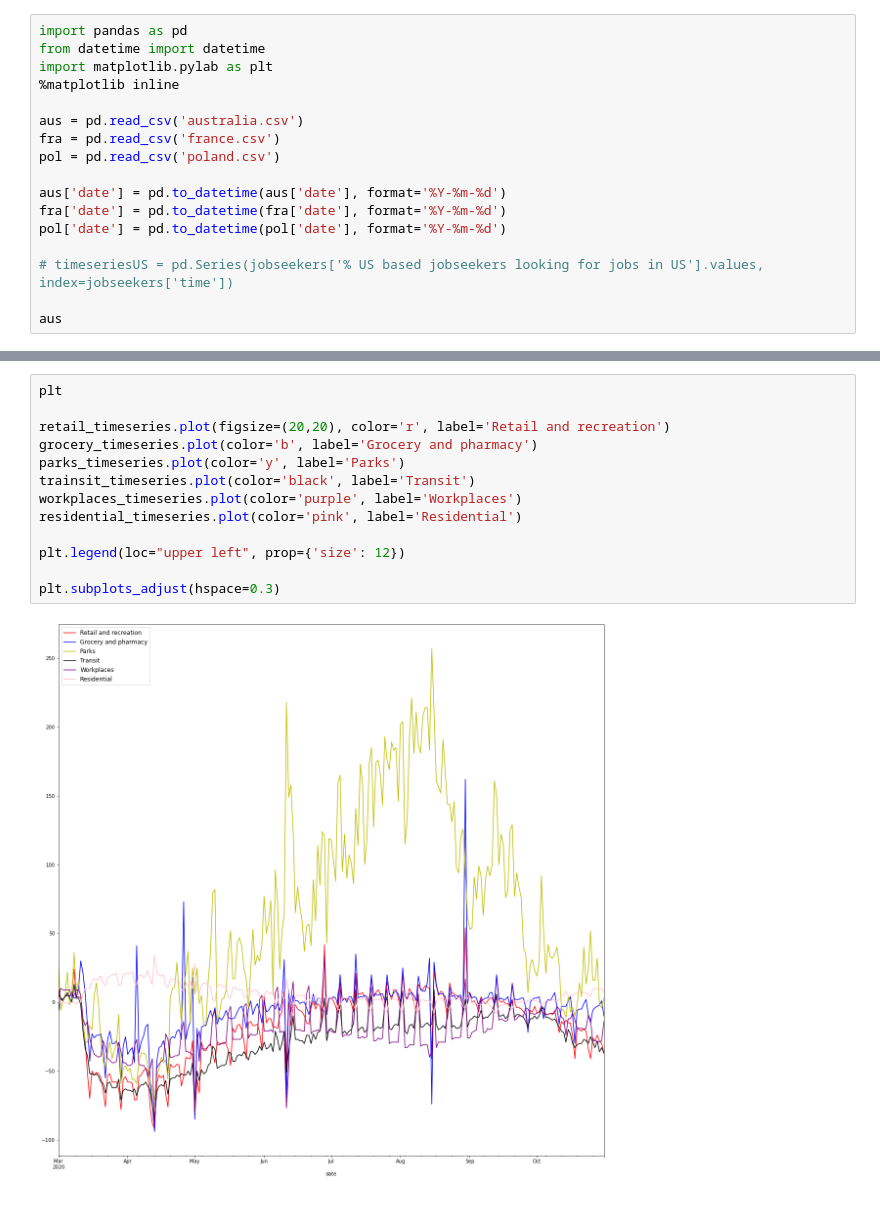
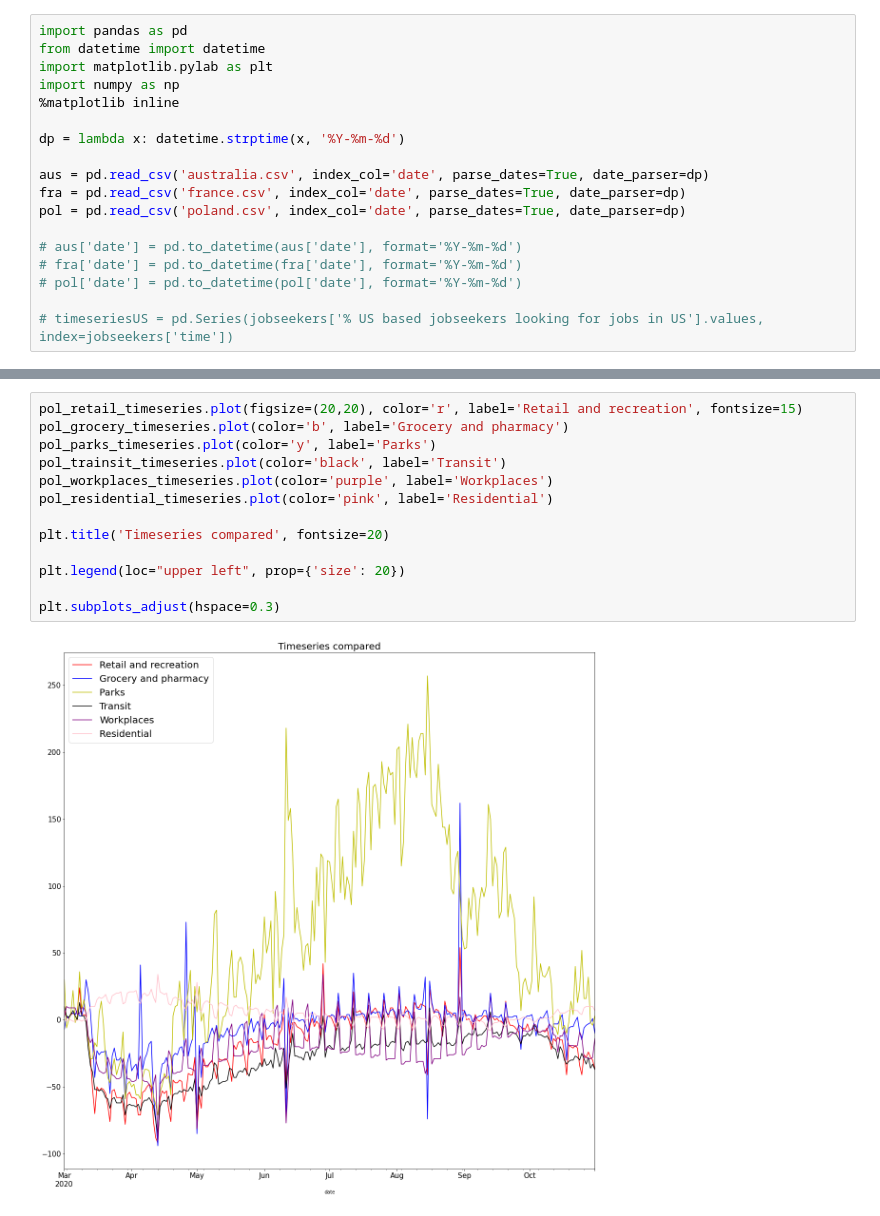
Before and after one commit to sjlacey/DataScienceProject_COVID-19_Mobility, a Jupyter notebook: COVID-19 Mobility Comparison.ipynb, the cells around one changed output, grey strips where cells are left out. Saved outputs shown, nothing was run; the diff lists cells and outputs as text.

```diff
--- a/COVID-19 Mobility Comparison.ipynb
+++ b/COVID-19 Mobility Comparison.ipynb
@@ -2,16 +2,17 @@
 import pandas as pd
 from datetime import datetime
 import matplotlib.pylab as plt
+import numpy as np
 %matplotlib inline
 
-aus = pd.read_csv('australia.csv')
-fra = pd.read_csv('france.csv')
-pol = pd.read_csv('poland.csv')
+dp = lambda x: datetime.strptime(x, '%Y-%m-%d')
 
-aus['date'] = pd.to_datetime(aus['date'], format='%Y-%m-%d')
-fra['date'] = pd.to_datetime(fra['date'], format='%Y-%m-%d')
-pol['date'] = pd.to_datetime(pol['date'], format='%Y-%m-%d')
+aus = pd.read_csv('australia.csv', index_col='date', parse_dates=True, date_parser=dp)
+fra = pd.read_csv('france.csv', index_col='date', parse_dates=True, date_parser=dp)
+pol = pd.read_csv('poland.csv', index_col='date', parse_dates=True, date_parser=dp)
+
+# aus['date'] = pd.to_datetime(aus['date'], format='%Y-%m-%d')
+# fra['date'] = pd.to_datetime(fra['date'], format='%Y-%m-%d')
+# pol['date'] = pd.to_datetime(pol['date'], format='%Y-%m-%d')
 
 # timeseriesUS = pd.Series(jobseekers['% US based jobseekers looking for jobs in US'].values, index=jobseekers['time'])
-
-aus
@@ -124,16 +205,16 @@ plt.subplots_adjust(hspace=0.3)
 [figure]
 # %%
-plt
+pol_retail_timeseries.plot(figsize=(20,20), color='r', label='Retail and recreation', fontsize=15)
+pol_grocery_timeseries.plot(color='b', label='Grocery and pharmacy')
+pol_parks_timeseries.plot(color='y', label='Parks')
+pol_trainsit_timeseries.plot(color='black', label='Transit')
+pol_workplaces_timeseries.plot(color='purple', label='Workplaces')
+pol_residential_timeseries.plot(color='pink', label='Residential')
 
-retail_timeseries.plot(figsize=(20,20), color='r', label='Retail and recreation')
-grocery_timeseries.plot(color='b', label='Grocery and pharmacy')
-parks_timeseries.plot(color='y', label='Parks')
-trainsit_timeseries.plot(color='black', label='Transit')
-workplaces_timeseries.plot(color='purple', label='Workplaces')
-residential_timeseries.plot(color='pink', label='Residential')
+plt.title('Timeseries compared', fontsize=20)
 
-plt.legend(loc="upper left", prop={'size': 12})
+plt.legend(loc="upper left", prop={'size': 20})
 
 plt.subplots_adjust(hspace=0.3)
 # %% [output]
-[figure, old version]
+[figure, new version]
```
Also changed, not shown: parts of 13 cells of this notebook.
